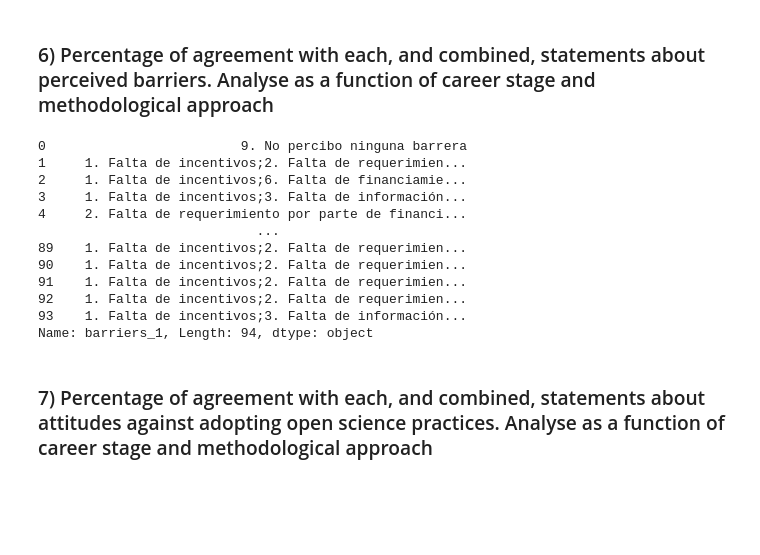
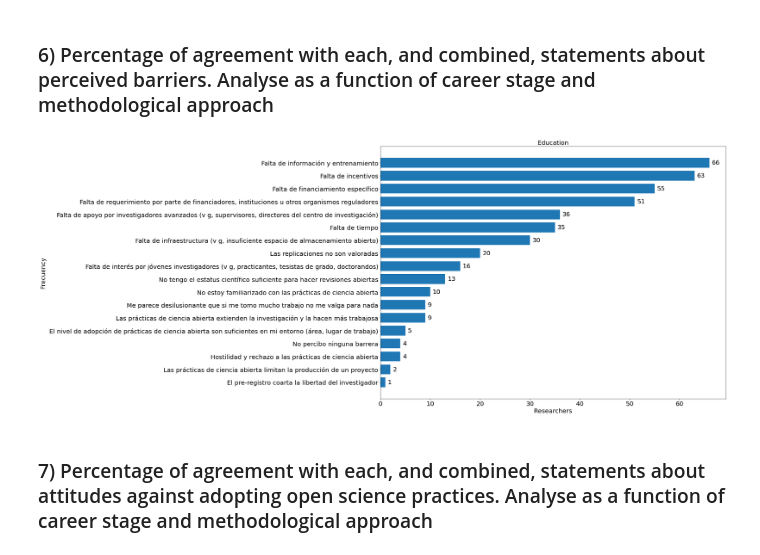
Before and after one commit to francosbenitez/thesis, a Jupyter notebook: analysis/py-script.ipynb, the cells around one changed output. Saved outputs shown, nothing was run; the diff lists cells and outputs as text; code cells hidden in the pictures; blank space fills up the shorter version.

```diff
--- a/analysis/py-script.ipynb
+++ b/analysis/py-script.ipynb
@@ -329,25 +317,28 @@ There seems to be no clear correlation between belief in crisis in science and t
 # %% [markdown]
 ### 4) Qualitative analysis of open field response to belief in crisis
 # %%
-df["belief_comments"] = df["belief_comments"].str.casefold().reset_index(drop=True)
-df["belief_comments"].dropna(inplace=True)
-df["belief_comments"]
+def extract_text(serie):
+    serie = serie.str.casefold().reset_index(drop=True)
+    serie.dropna(inplace=True)
+    text = " ".join(text for text in serie)
+    return text
 
-text = " ".join(text for text in df.belief_comments)
+def make_worldcloud(data):
+    wordcloud=WordCloud(
+        background_color='white',
+        stopwords=stopwords,
+        max_words=800,
+        max_font_size=800,
+        width=800, height=800,
+        random_state=0
+        ).generate(data)
+    plt.figure(figsize = (12,15), facecolor=None)
+    plt.imshow(wordcloud)
+    plt.axis("off")
+    plt.tight_layout(pad = 0)
+    plt.show()
 
-wordcloud=WordCloud(
-    background_color='white',
-    stopwords=stopwords,
-    max_words=800,
-    max_font_size=800,
-    width=800, height=800,
-    random_state=0
-    ).generate(text)
-plt.figure(figsize = (12,15), facecolor=None)
-plt.imshow(wordcloud)
-plt.axis("off")
-plt.tight_layout(pad = 0)
-plt.show()
+make_worldcloud(extract_text(df["belief_comments"]))
 # %% [output]
 [figure]
 # %%
@@ -532,20 +491,14 @@ export_table(tables_by_columns_and_group(39, 49, "methodology"), "efficiency_by_
 # %% [markdown]
 ### 6) Percentage of agreement with each, and combined, statements about perceived barriers. Analyse as a function of career stage and methodological approach
-# %%
-df["barriers_1"]
-# %% [output]
-0                         9. No percibo ninguna barrera
-1     1. Falta de incentivos;2. Falta de requerimien...
-2     1. Falta de incentivos;6. Falta de financiamie...
-3     1. Falta de incentivos;3. Falta de información...
-4     2. Falta de requerimiento por parte de financi...
-                            ...
-89    1. Falta de incentivos;2. Falta de requerimien...
-90    1. Falta de incentivos;2. Falta de requerimien...
-91    1. Falta de incentivos;2. Falta de requerimien...
-92    1. Falta de incentivos;2. Falta de requerimien...
-93    1. Falta de incentivos;3. Falta de información...
-Name: barriers_1, Length: 94, dtype: object
+# %%
+barriers_1 = df[["barriers_1"]].assign(barriers_1=df[["barriers_1"]].barriers_1.str.split(";")).explode("barriers_1").reset_index(drop=True)
+col_to_change = ['barriers_1']
+for col in col_to_change:
+    barriers_1[col] = barriers_1[col].str.replace('[0-9.]', '')
+
+bar_plot(barriers_1["barriers_1"])
+# %% [output]
+[figure, added]
 # %% [markdown]
 ### 7) Percentage of agreement with each, and combined, statements about attitudes against adopting open science practices. Analyse as a function of career stage and methodological approach
 # %% [markdown]
```
Also changed, not shown: parts of 27 cells of this notebook, 1 other file.
